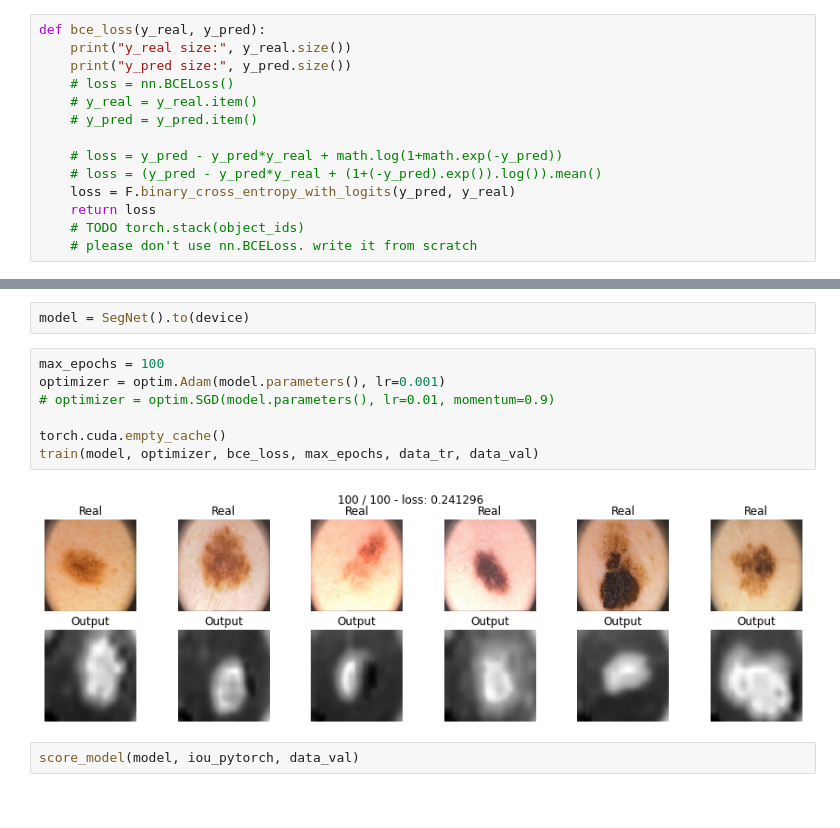
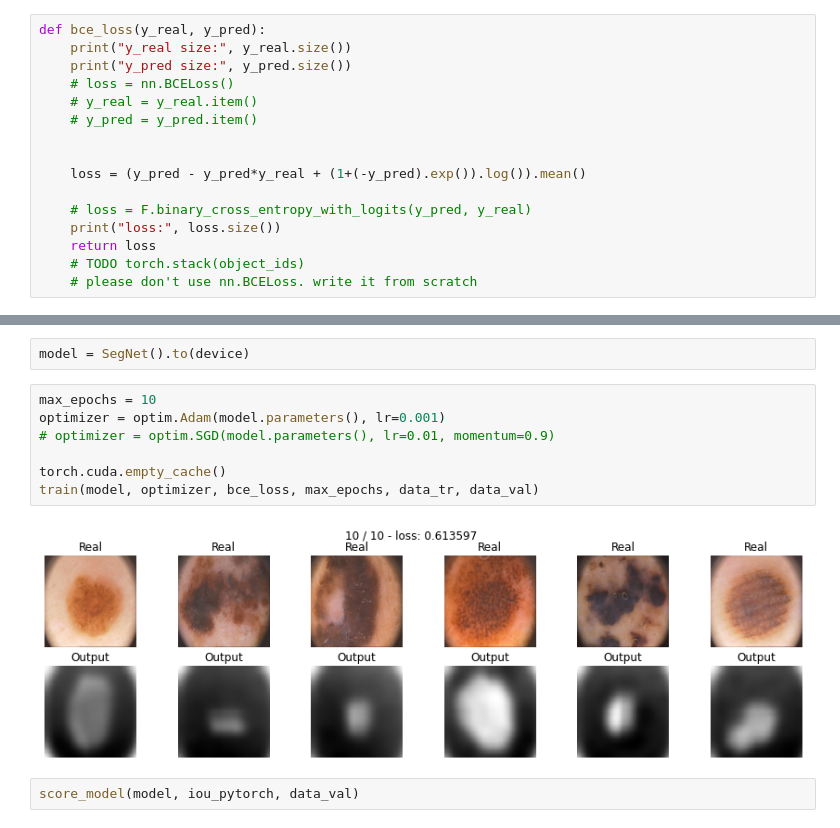
Before and after one commit to Andrey-Epifanov-k721/conv_networks, a Jupyter notebook: Семантическая_сегментация_v2.ipynb, the cells around one changed output, grey strips where cells are left out. Saved outputs shown, nothing was run; the diff lists cells and outputs as text.

```diff
--- a/Семантическая_сегментация_v2.ipynb
+++ b/Семантическая_сегментация_v2.ipynb
@@ -327,9 +325,11 @@ def bce_loss(y_real, y_pred):
     # y_real = y_real.item()
     # y_pred = y_pred.item()
 
-    # loss = y_pred - y_pred*y_real + math.log(1+math.exp(-y_pred))
-    # loss = (y_pred - y_pred*y_real + (1+(-y_pred).exp()).log()).mean()
-    loss = F.binary_cross_entropy_with_logits(y_pred, y_real)
+
+    loss = (y_pred - y_pred*y_real + (1+(-y_pred).exp()).log()).mean()
+
+    # loss = F.binary_cross_entropy_with_logits(y_pred, y_real)
+    print("loss:", loss.size())
     return loss
     # TODO torch.stack(object_ids)
     # please don't use nn.BCELoss. write it from scratch
@@ -420,14 +420,14 @@ def score_model(model, metric, data):
 # %%
 model = SegNet().to(device)
 # %%
-max_epochs = 100
+max_epochs = 10
 optimizer = optim.Adam(model.parameters(), lr=0.001)
 # optimizer = optim.SGD(model.parameters(), lr=0.01, momentum=0.9)
 
 torch.cuda.empty_cache()
 train(model, optimizer, bce_loss, max_epochs, data_tr, data_val)
 # %% [output]
-[figure, old version]
+[figure, new version]
 # %%
 score_model(model, iou_pytorch, data_val)
 # %% [output]
```
Also changed, not shown: parts of 13 cells of this notebook.
